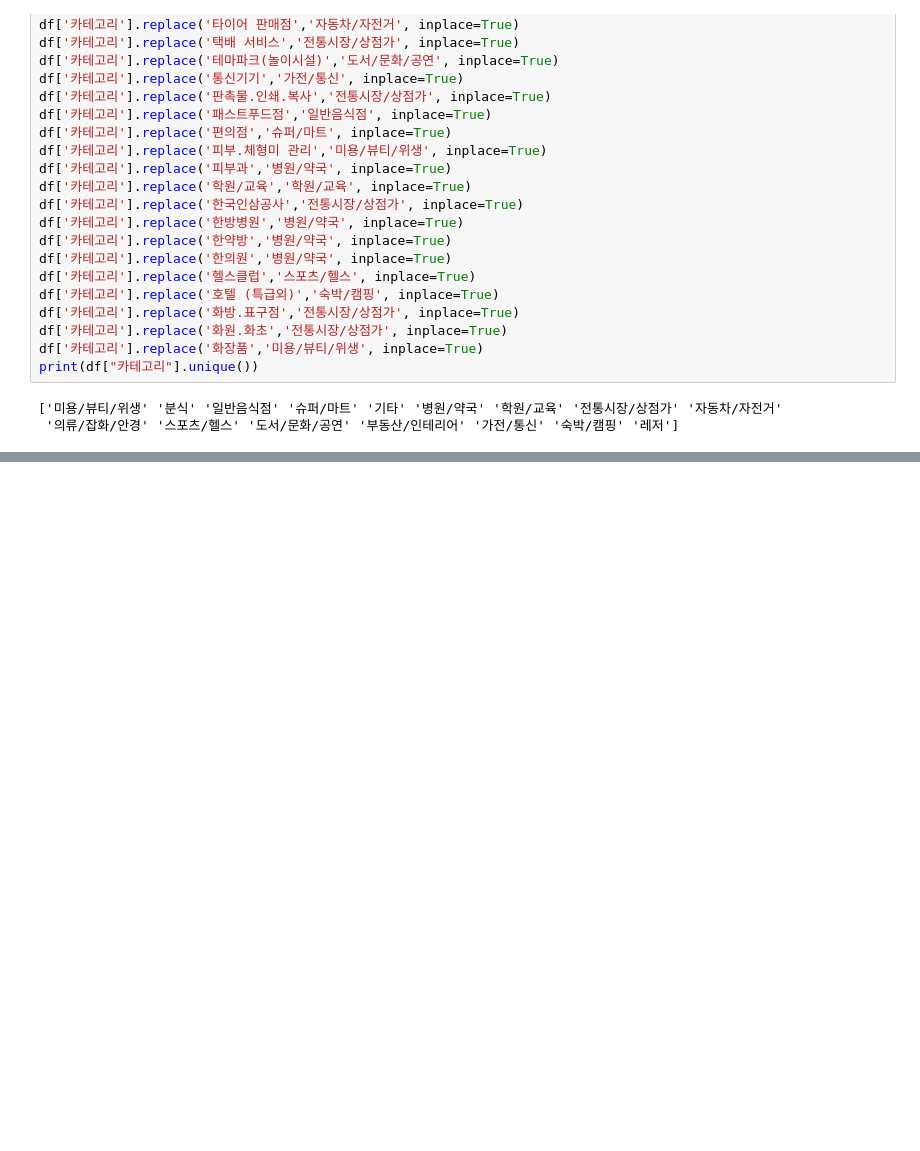
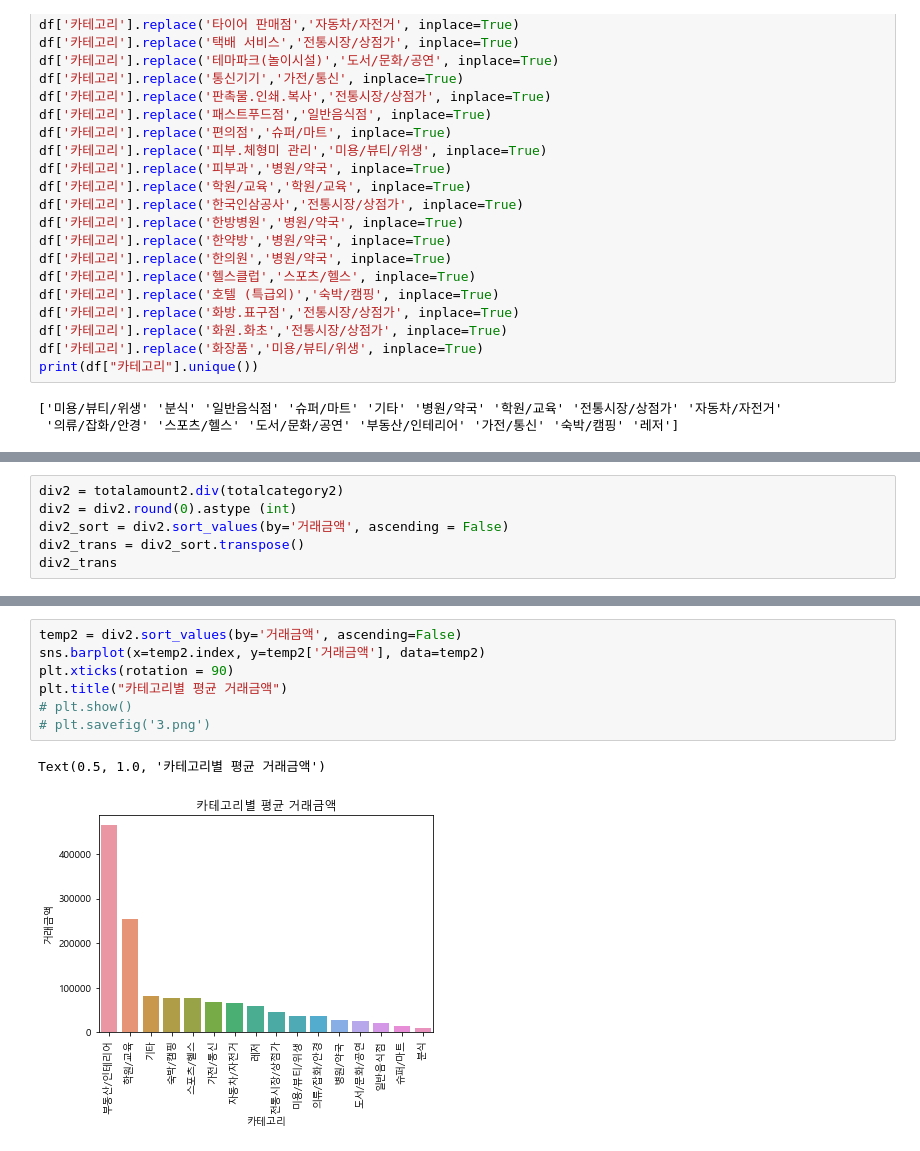
Before and after one commit to jamesjhk/Project_B, a Jupyter notebook: Project TestFile.ipynb, the cells around one changed output, grey strips where cells are left out. Saved outputs shown, nothing was run; the diff lists cells and outputs as text; blank space fills up the shorter version.

```diff
--- a/Project TestFile.ipynb
+++ b/Project TestFile.ipynb
@@ -236,0 +234,6 @@ Text(0, 0.5, '비용')
+# %%
+div2 = totalamount2.div(totalcategory2)
+div2 = div2.round(0).astype (int)
+div2_sort = div2.sort_values(by='거래금액', ascending = False)
+div2_trans = div2_sort.transpose()
+div2_trans
@@ -236,0 +261,10 @@ Text(0, 0.5, '비용')
+# %%
+temp2 = div2.sort_values(by='거래금액', ascending=False)
+sns.barplot(x=temp2.index, y=temp2['거래금액'], data=temp2)
+plt.xticks(rotation = 90)
+plt.title("카테고리별 평균 거래금액")
+# plt.show()
+# plt.savefig('3.png')
+# %% [output]
+Text(0.5, 1.0, '카테고리별 평균 거래금액')
+[figure, added]
```
Also changed, not shown: parts of 11 cells of this notebook, 1 other file.
